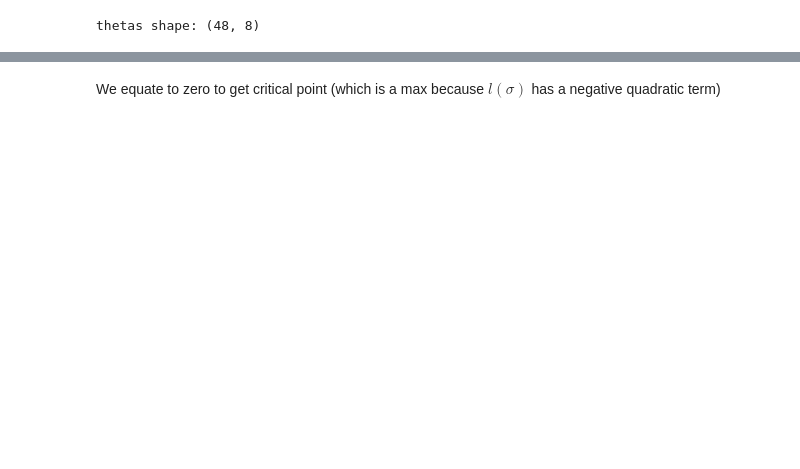
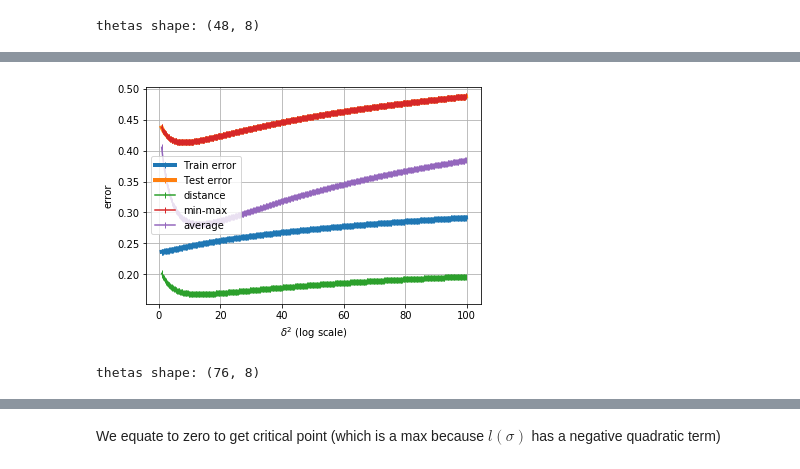
Before and after one commit to LecJackS/CPSC-540-Nando-de-Freitas, a Jupyter notebook: Homework 1.ipynb, the cells around one changed output, grey strips where cells are left out. Drawn from its saved outputs; the diff is of its cells as text; code cells hidden in the pictures; blank space fills up the shorter version.

```diff
--- a/Homework 1.ipynb
+++ b/Homework 1.ipynb
@@ -262,0 +400,29 @@ plt.show()
+# %%
+plt.plot(d2s, train_errors, label='Train error', marker='|', linewidth=4)
+plt.plot(d2s, test_errors, label='Test error', marker='|', linewidth=4)
+plt.plot(d2s, abs(test_errors-train_errors), label='distance', marker='|')
+plt.plot(d2s, np.maximum(test_errors,train_errors), label='min-max', marker='|')
+plt.plot(d2s, 10*np.square(test_errors-train_errors), label='average', marker='|')
+#plt.xscale('log')
+plt.xlabel(r'$\delta^2$ (log scale)')
+plt.ylabel('error')
+plt.grid()
+plt.legend()
+plt.show()
+#print(d2s)
+# %% [output]
+[figure, added]
+# %%
+def get_finer_thetas(X_train, y_train):
+    thetas = []
+    d2s = []
+    for i in np.arange(1, 20, 0.25):
+        d2 = i
+        d2s.append(d2)
+        thetas.append(ridge(X_train, y_train, d2))
+    return d2s, thetas
+
+d2s, thetas = get_finer_thetas(X_train, y_train)
+print('thetas shape:', np.shape(thetas))
+# %% [output]
+thetas shape: (76, 8)
```
Also changed, not shown: parts of 54 cells of this notebook, 6 other files.
